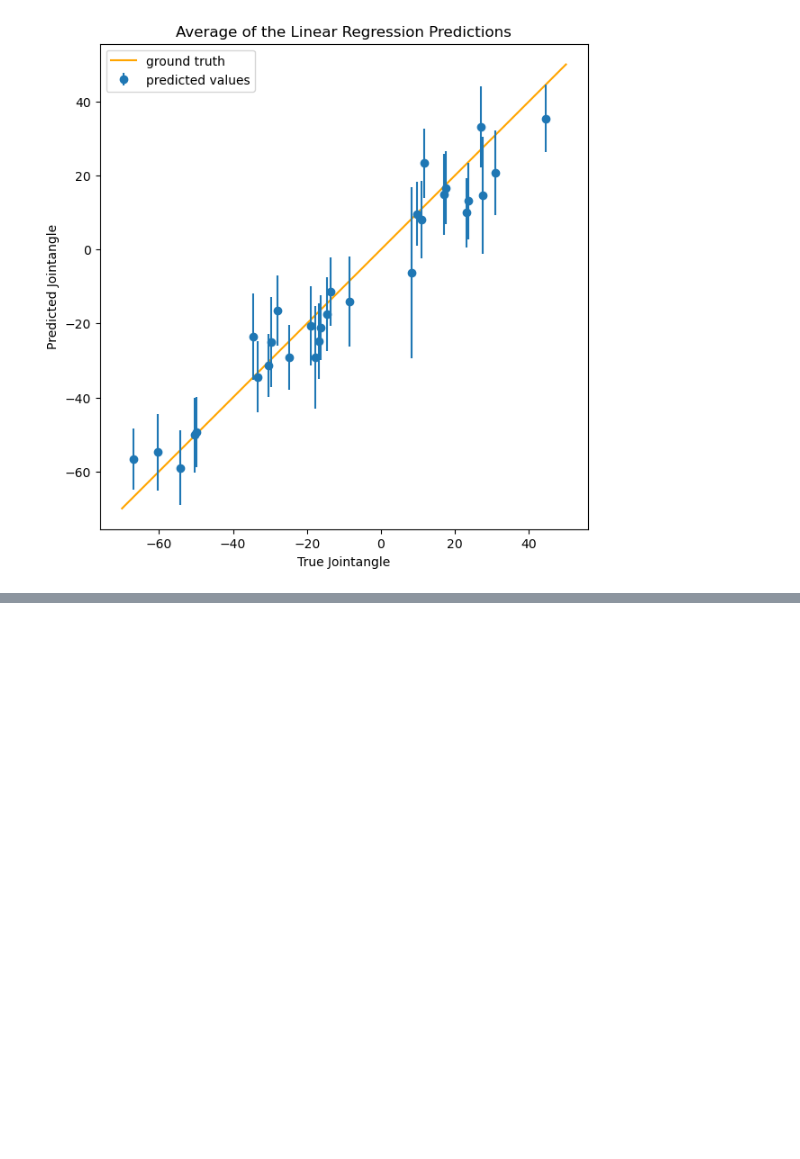
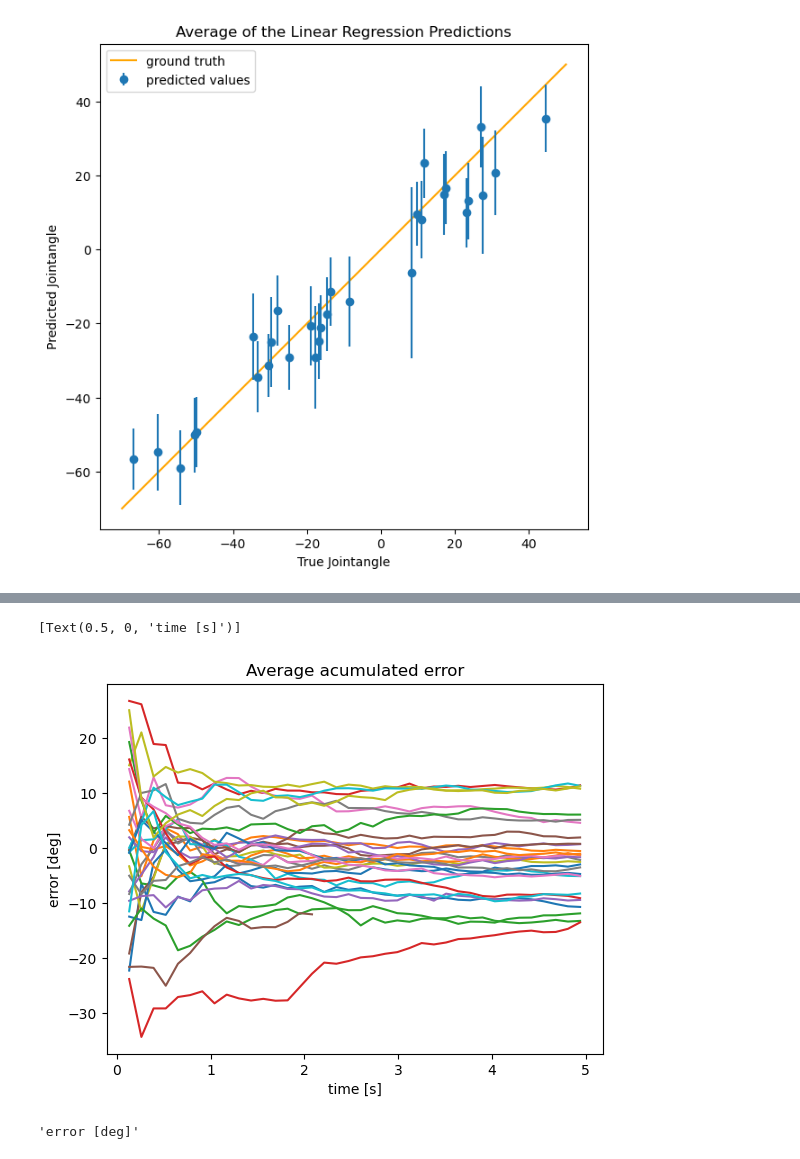
Before and after one commit to Tilman-Burghoff/acoustic-sensing, a Jupyter notebook: experiment2/data_exploration.ipynb, the cells around one changed output, grey strips where cells are left out. Cells and saved outputs as stored; diff of their text form; code cells hidden in the pictures; blank space fills up the shorter version.

```diff
--- a/experiment2/data_exploration.ipynb
+++ b/experiment2/data_exploration.ipynb
@@ -118,10 +117,6 @@ for idx in range(len(labels)):
     else:
         X_test = np.vstack((X_test, X[indizes]))
         y_test = np.hstack((y_test, y[indizes,1]))
-# %%
-for i in np.unique(y_train[:,0]):
-    if np.sum(y_train[:, 0] == i) != split_into:
-        print(i, np.sum(y_train[:, 0] == i))
 # %%
 from sklearn.preprocessing import StandardScaler
 from sklearn.decomposition import PCA
@@ -213,0 +240,14 @@ make_errorbar_plot(np.rad2deg(y_test), deg_preds)
+# %%
+for j in range(30):
+    plt.plot(np.arange(split_into) * 0.13, [np.average((deg_preds.reshape(-1, split_into) - np.rad2deg(y_test).reshape(-1, split_into))[j, :i]) for i in range(split_into)])
+
+plt.title("Average acumulated error")
+plt.ylabel("error [deg]")
+plt.gca().set(xlabel="time [s]")
+# %% [output]
+[Text(0.5, 0, 'time [s]')]
+[figure, added]
+# %%
+plt.xlabel
+# %% [output]
+'error [deg]'
```
Also changed, not shown: parts of 12 cells of this notebook.
